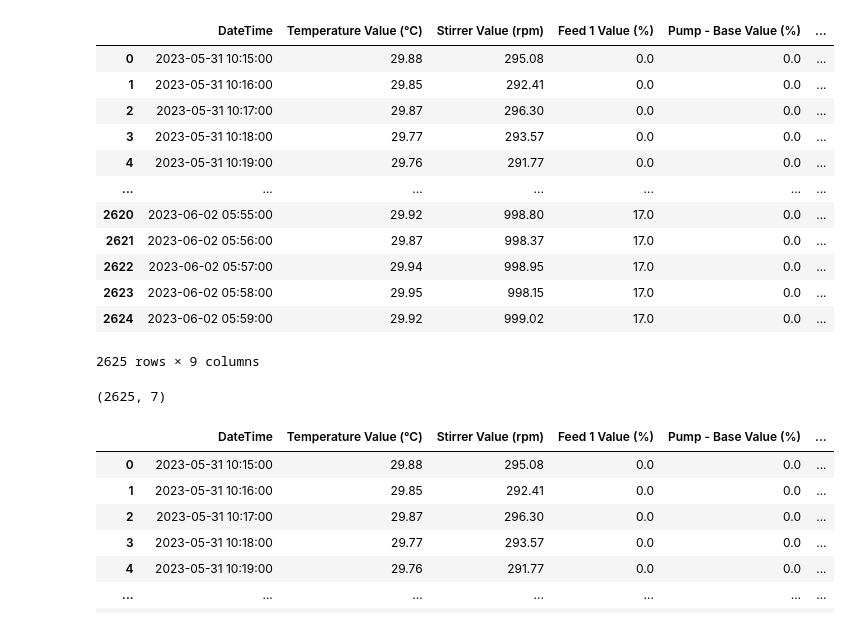
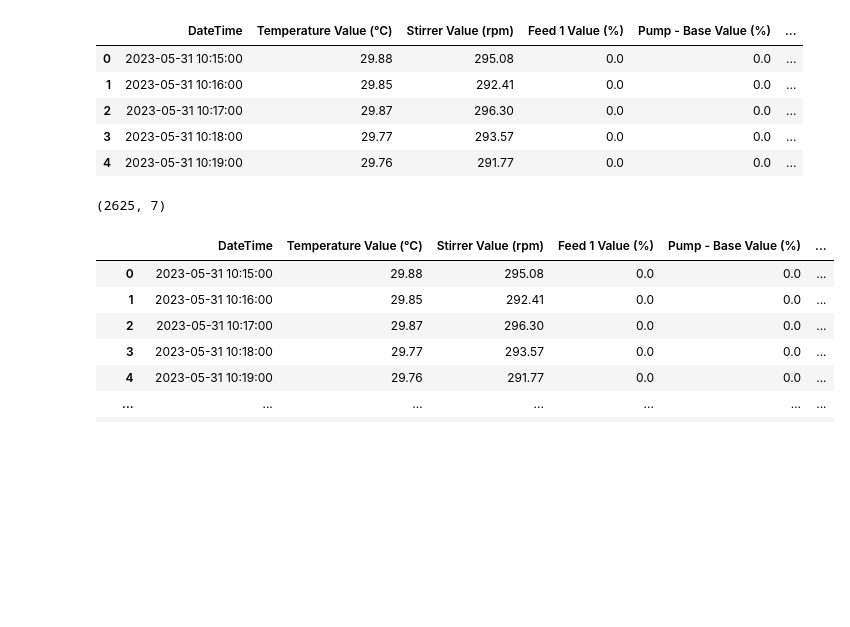
Before and after one commit to boripf/hybrid-model-corynebacterium, a Jupyter notebook: data_vis.ipynb, the cells around one changed output. Saved outputs shown, nothing was run; the diff lists cells and outputs as text; code cells hidden in the pictures; blank space fills up the shorter version.

```diff
--- a/data_vis.ipynb
+++ b/data_vis.ipynb
@@ -45,21 +45,14 @@ for df in parameters_df:
     else:
         df_merged=df_merged.merge(df_se, on='DateTime', how='inner')
 # %%
-df_merged
+df_merged.head()
 # %% [output]
 |  | DateTime | Temperature Value (°C) | Stirrer Value (rpm) | Feed 1 Value (%) | Pump - Base Value (%) | ... |
 | 0 | 2023-05-31 10:15:00 | 29.88 | 295.08 | 0.0 | 0.0 | ... |
 | 1 | 2023-05-31 10:16:00 | 29.85 | 292.41 | 0.0 | 0.0 | ... |
 | 2 | 2023-05-31 10:17:00 | 29.87 | 296.30 | 0.0 | 0.0 | ... |
 | 3 | 2023-05-31 10:18:00 | 29.77 | 293.57 | 0.0 | 0.0 | ... |
 | 4 | 2023-05-31 10:19:00 | 29.76 | 291.77 | 0.0 | 0.0 | ... |
-| ... | ... | ... | ... | ... | ... | ... |
-| 2620 | 2023-06-02 05:55:00 | 29.92 | 998.80 | 17.0 | 0.0 | ... |
-| 2621 | 2023-06-02 05:56:00 | 29.87 | 998.37 | 17.0 | 0.0 | ... |
-| 2622 | 2023-06-02 05:57:00 | 29.94 | 998.95 | 17.0 | 0.0 | ... |
-| 2623 | 2023-06-02 05:58:00 | 29.95 | 998.15 | 17.0 | 0.0 | ... |
-| 2624 | 2023-06-02 05:59:00 | 29.92 | 999.02 | 17.0 | 0.0 | ... |
-2625 rows × 9 columns
 # %%
 df_off_grouped=df_offgas.groupby(df_offgas['Timestamp'].dt.strftime('%Y-%m-%dT%H:%M')).first()
 df_off_grouped.reset_index(drop=True, inplace=True)
```
Also changed, not shown: parts of 7 cells of this notebook, 7 other files.
